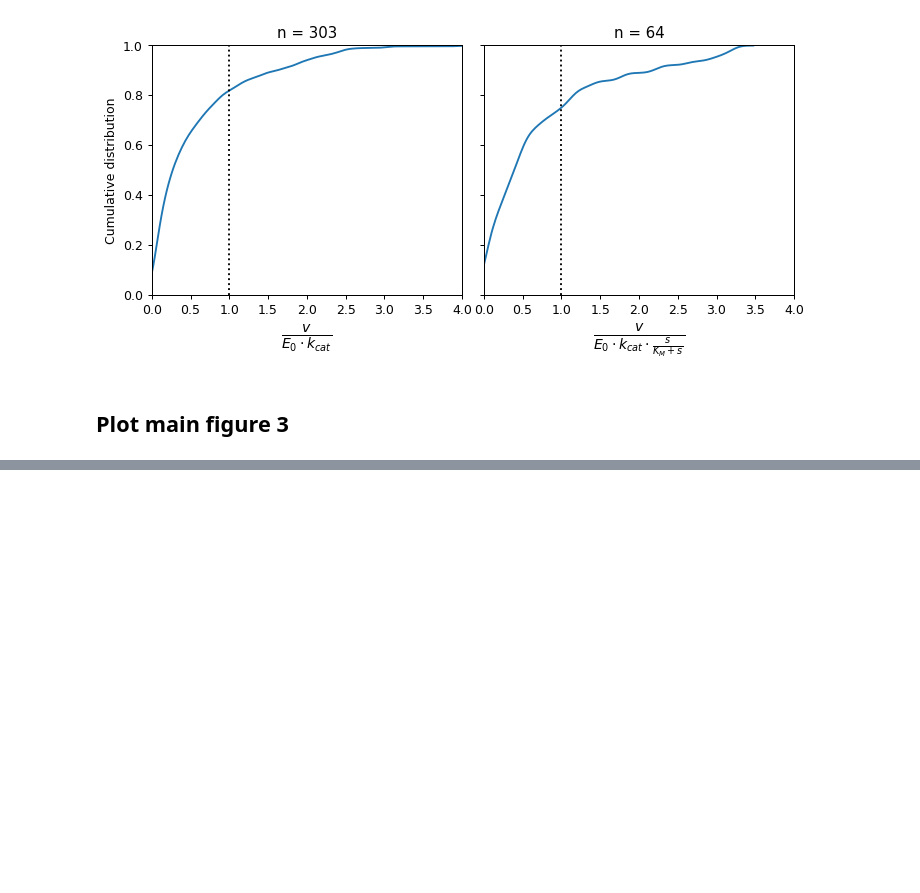
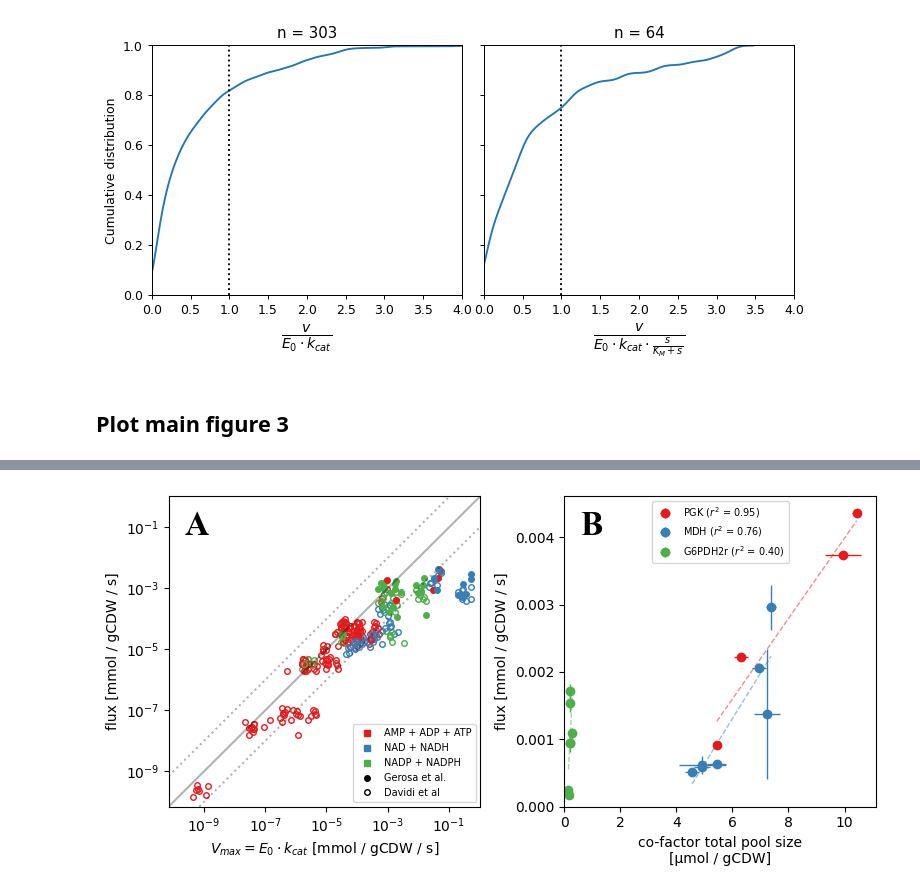
Before and after one commit to OSS-Lab/CoSubstrateDynamics, a Jupyter notebook: ecoli_validation/plot_flux_versus_bound.ipynb, the cells around one changed output, grey strips where cells are left out. Cells and saved outputs as stored; diff of their text form; code cells hidden in the pictures; blank space fills up the shorter version.

Commit message:
changing fig3 layout

```diff
--- a/ecoli_validation/plot_flux_versus_bound.ipynb
+++ b/ecoli_validation/plot_flux_versus_bound.ipynb
@@ -331,0 +332,100 @@ fig3.savefig("res/fig3.pdf")
+# %%
+from matplotlib.font_manager import FontProperties
+fig3, axs = plt.subplots(1, 2, figsize=(8, 4), dpi=100)
+
+ax = axs[0]
+
+_df = joined_df[joined_df.flux_mmol_per_gCDW_sec > 0]
+_df.insert(0, "x", _df.kcat_x_adunbance_mmol_per_gCDW_sec)
+_df.insert(1, "y", _df.flux_mmol_per_gCDW_sec.apply(nominal_value))
+_df.insert(2, "yerr", _df.flux_mmol_per_gCDW_sec.apply(std_dev))
+vmin = min(_df.x.min(), _df.y.min()) / 2
+vmax = max(_df.x.max(), _df.y.max()) * 2
+
+for source, group_df in _df.groupby("flux_source"):
+    for row in group_df.itertuples():
+        color = reaction2color[row.reaction_BiGG_ID]
+        args = {
+            "alpha": 1, "marker": "o", "linewidth": 0,
+            "markeredgecolor": color,
+            "markersize": 4, "zorder": 2,
+            #"elinewidth": 1,
+        }
+        if source == "Gerosa":
+            args["markerfacecolor"] = color
+        else:
+            args["markerfacecolor"] = "none"
+        #ax.errorbar(row.x, row.y, row.yerr, **args)
+        ax.plot(row.x, row.y, **args)
+
+ax.set_xlabel(r"$V_{max} = E_0 \cdot k_{cat}$ [mmol / gCDW / s]")
+ax.set_ylabel("flux [mmol / gCDW / s]")
+
+legend_elements = [
+    Line2D([0], [0], color=cycling_pool2color[c], marker="s", linewidth=0, markersize=5) for c in cycling_pools
+] + [
+    Line2D([0], [0], markeredgecolor="k", marker="o", markerfacecolor="k", linewidth=0, markersize=4),
+    Line2D([0], [0], markeredgecolor="k", marker="o", markerfacecolor="none", linewidth=0, markersize=4),
+]
+legend_labels = cycling_pools + ["Gerosa et al.", "Davidi et al"]
+ax.legend(legend_elements, legend_labels, fontsize=7, loc="lower right")
+ax.plot([vmin, vmax], [vmin, vmax], "k-", alpha=0.3, label="upper bound")
+ax.plot([vmin, vmax/10], [vmin*10, vmax], "k:", alpha=0.3, label="x10 upper bound")
+ax.plot([vmin*10, vmax], [vmin, vmax/10], "k:", alpha=0.3, label="x0.1 upper bound")
+ax.set_xlim(vmin, vmax)
+ax.set_ylim(vmin, vmax)
+ax.set_xscale("log")
+ax.set_yscale("log")
+
+
+_df = joined_df[
+    (joined_df.flux_mmol_per_gCDW_sec > 0) &
+    (joined_df.flux_source == "Gerosa")
+]
+bigg_ids = correlation_df[(correlation_df.flux_source == "Gerosa") & (correlation_df.pearson_r > 0.6)].reaction_BiGG_ID
+_df = _df[_df.reaction_BiGG_ID.isin(bigg_ids)]
+_df = _df.sort_values("cycling_pool")
+_df
+
+ax = axs[1]
+for (cycling_pool, reaction), group_df in _df.groupby(["cycling_pool","reaction_BiGG_ID"]):
+
+    x = group_df.cofactor_concentration_umol_per_gCDW.apply(nominal_value)
+    xerr = group_df.cofactor_concentration_umol_per_gCDW.apply(std_dev)
+    y = group_df.flux_mmol_per_gCDW_sec.apply(nominal_value)
+    yerr = group_df.flux_mmol_per_gCDW_sec.apply(std_dev)
+
+
+    #a = (x@y)/(x@x)  # slope of best fitting line without offset
+
+    pearson_result = scipy.stats.pearsonr(x, y)
+
+    A = np.vstack([x, np.ones(len(x))]).T
+    lstsq_result, residuals, _, _ = np.linalg.lstsq(A, y, rcond=None)
+    a, b = lstsq_result
+
+    label = f"{reaction} ($r^2$ = {pearson_result.statistic**2:.2f})"
+
+    minx = min(x)
+    maxx = max(x)
+    ax.errorbar(x, y, xerr=xerr, yerr=yerr, marker="o", linewidth=0, elinewidth=1, color=reaction2color[reaction], label=label)
+    ax.plot([minx, maxx], [a*minx+b, a*maxx+b], "--", color=reaction2color[reaction], linewidth=1, alpha=0.5)
+
+ax.set_ylabel("flux [mmol / gCDW / s]")
+ax.set_xlabel(f"co-factor total pool size\n[μmol / gCDW]")
+ax.legend(loc="upper center", fontsize=7)
+ax.set_ylim([0, None])
+ax.set_xlim([0, None])
+
+font = FontProperties()
+font.set_family('serif')
+font.set_name('Times New Roman')
+font.set_size(24)
+font.set_weight("bold")
+for i, ax in enumerate(axs.flat):
+    label = chr(ord("A")+i)
+    ax.text(0.05, 0.95, label, transform=ax.transAxes, fontproperties=font, va='top')
+fig3.tight_layout()
+fig3.savefig("res/fig3v2.pdf")
+# %% [output]
+[figure, added]
```
Also changed, not shown: parts of 1 cell of this notebook, 5 other files.
